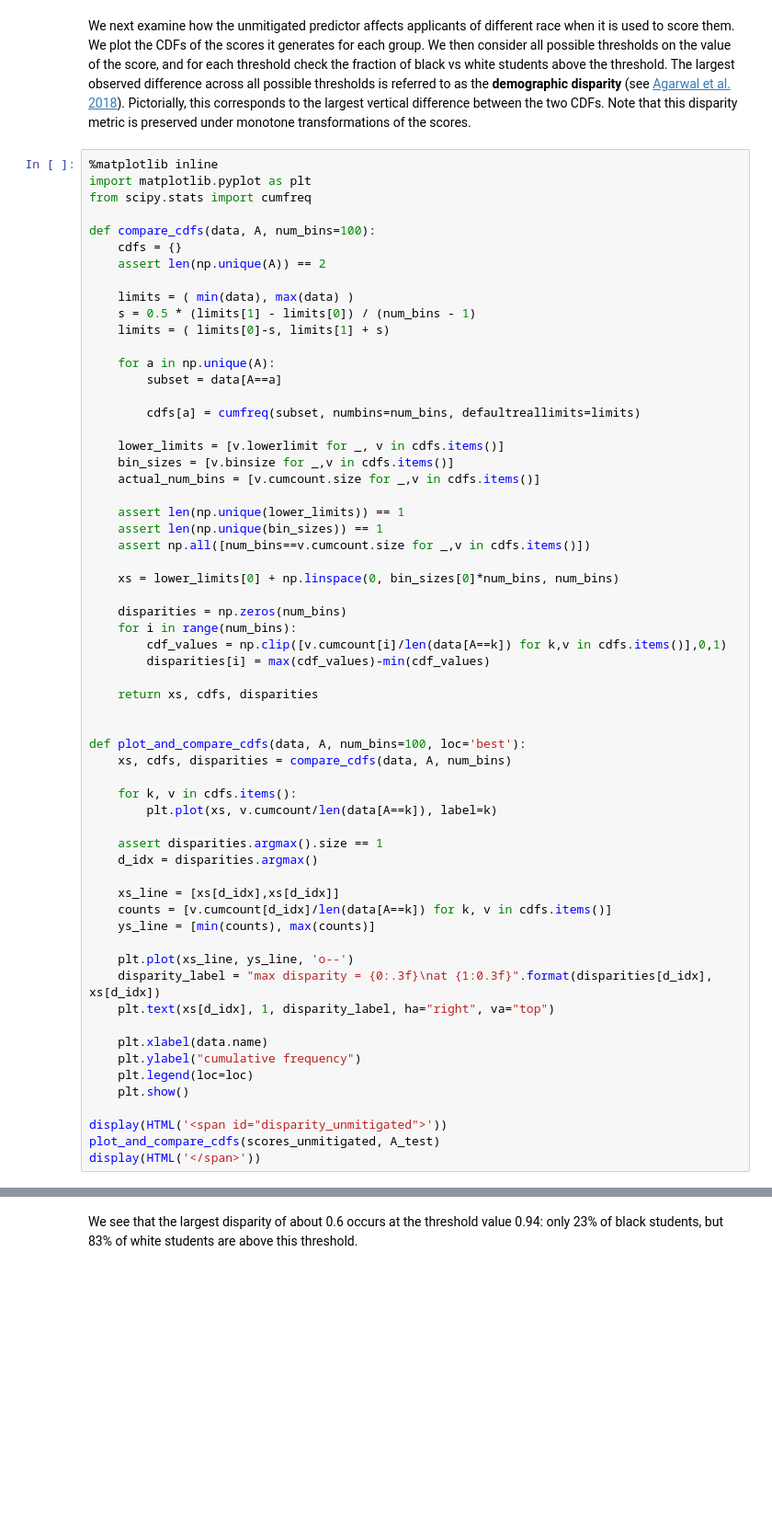
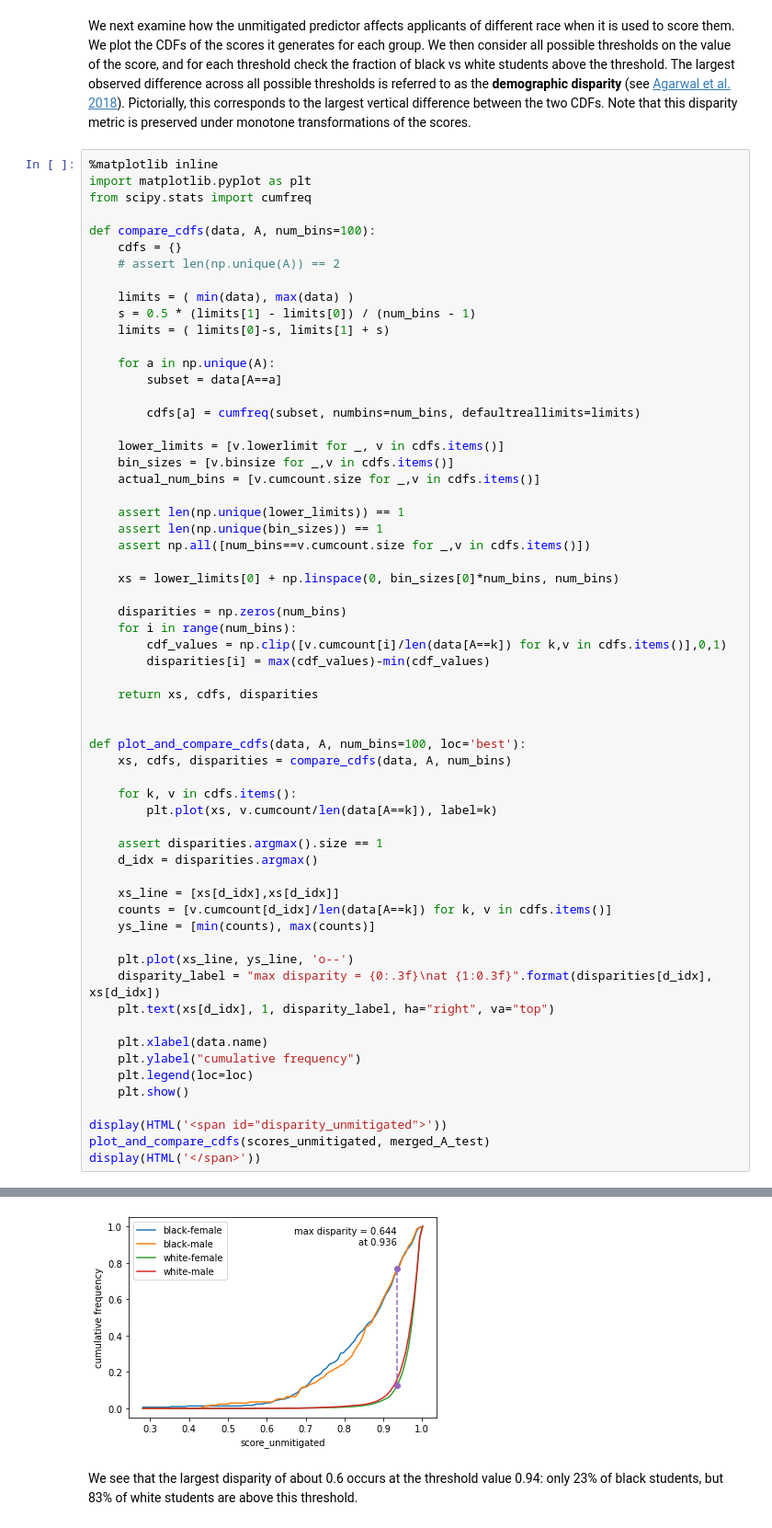
Before and after one commit to fairlearn/fairlearn, a Jupyter notebook: notebooks/Mitigating Disparities in Ranking from Binary Data.ipynb, the cells around one changed output, grey strips where cells are left out. Shown at 92% size. Drawn from its saved outputs; the diff is of its cells as text; blank space fills up the shorter version.

```diff
--- a/notebooks/Mitigating Disparities in Ranking from Binary Data.ipynb
+++ b/notebooks/Mitigating Disparities in Ranking from Binary Data.ipynb
@@ -107,7 +158,7 @@ from scipy.stats import cumfreq
 
 def compare_cdfs(data, A, num_bins=100):
     cdfs = {}
-    assert len(np.unique(A)) == 2
+    # assert len(np.unique(A)) == 2
 
     limits = ( min(data), max(data) )
     s = 0.5 * (limits[1] - limits[0]) / (num_bins - 1)
@@ -159,5 +210,6 @@ def plot_and_compare_cdfs(data, A, num_bins=100, loc='best'):
     plt.show()
 
 display(HTML('<span id="disparity_unmitigated">'))
-plot_and_compare_cdfs(scores_unmitigated, A_test)
+plot_and_compare_cdfs(scores_unmitigated, merged_A_test)
 display(HTML('</span>'))
+# %% [output]
@@ -164,3 +217,4 @@ display(HTML('</span>'))
+[figure, added]
 # %% [markdown]
 We see that the largest disparity of about 0.6 occurs at the threshold value 0.94: only 23% of black students, but 83% of white students are above this threshold.
 # %% [markdown]
```
Also changed, not shown: parts of 14 cells of this notebook.
